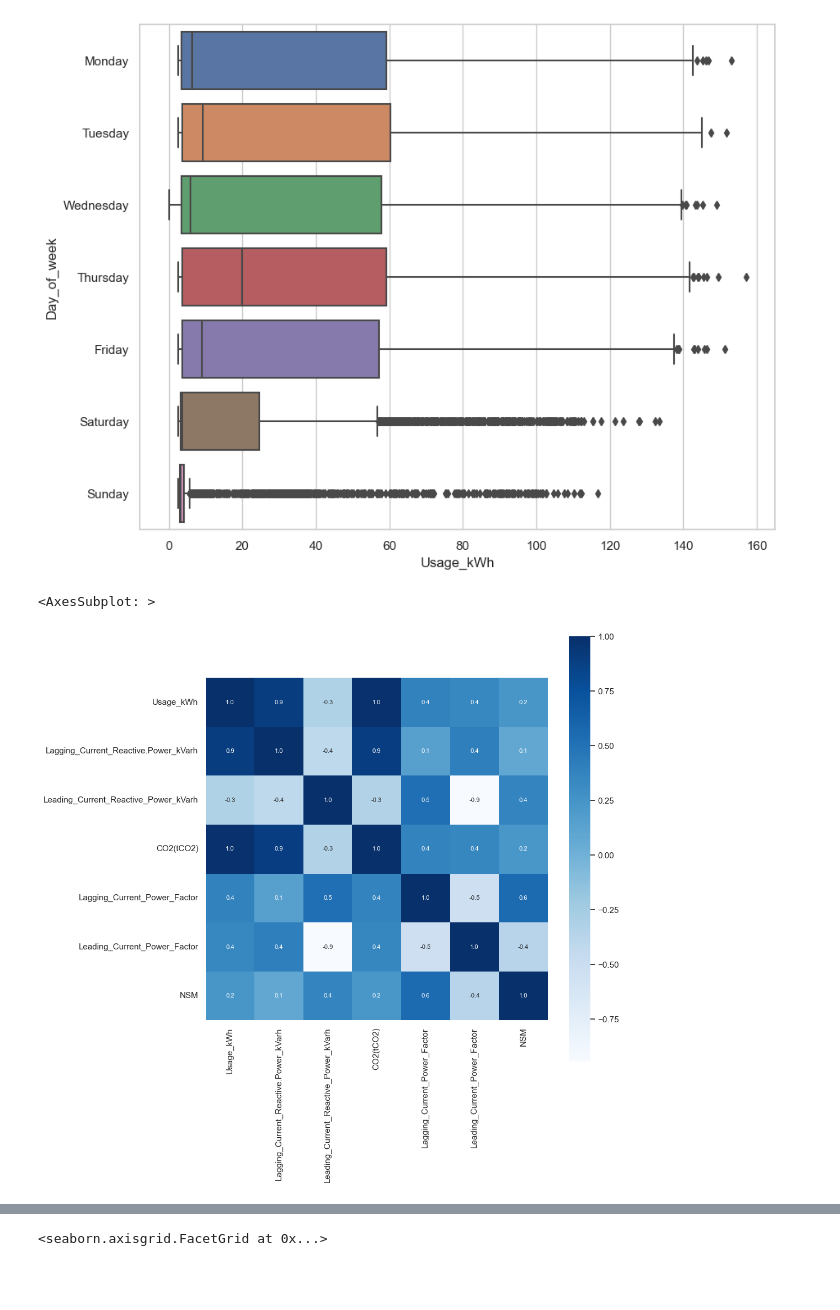
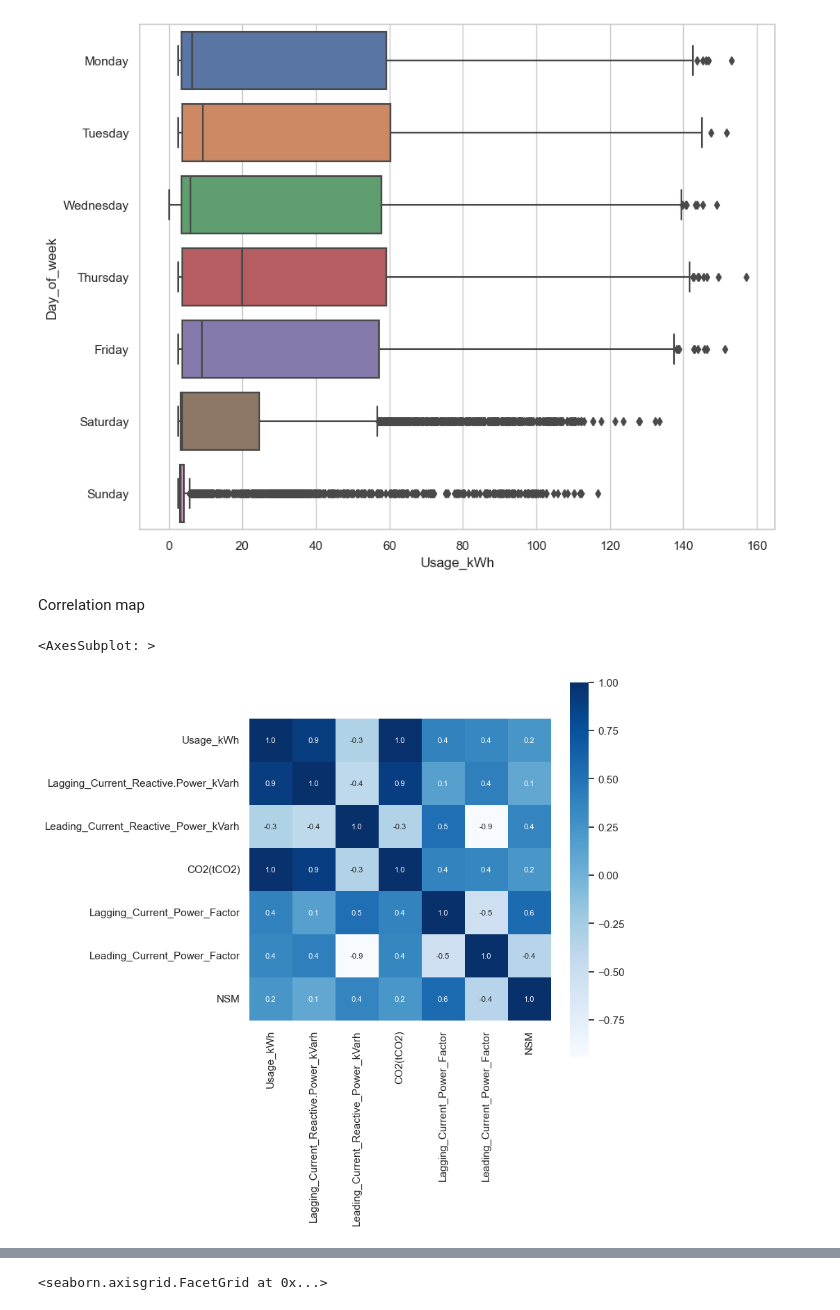
Before and after one commit to tea561/ML, a Jupyter notebook: Projekat1/proj1.ipynb, the cells around one changed output, grey strips where cells are left out. Drawn from its saved outputs; the diff is of its cells as text; code cells hidden in the pictures; blank space fills up the shorter version.

```diff
--- a/Projekat1/proj1.ipynb
+++ b/Projekat1/proj1.ipynb
@@ -215,10 +242,12 @@ plt.figure(figsize=(10,8))
 ax = sns.boxplot(x='Usage_kWh', data=data, y='Day_of_week', orient="h")
 # %% [output]
 [figure]
+# %% [markdown]
+Correlation map
 # %%
-correlation = data.corr()
-plt.figure(figsize=(10,10))
+correlation = data.corr(numeric_only=True)
+plt.figure(figsize=(7,7))
 sns.heatmap(correlation, cbar=True, square=True, fmt='.1f', annot=True, annot_kws={'size':8}, cmap='Blues')
 # %% [output]
 <AxesSubplot: >
-[figure, old version]
+[figure, new version]
```
Also changed, not shown: parts of 30 cells of this notebook.
